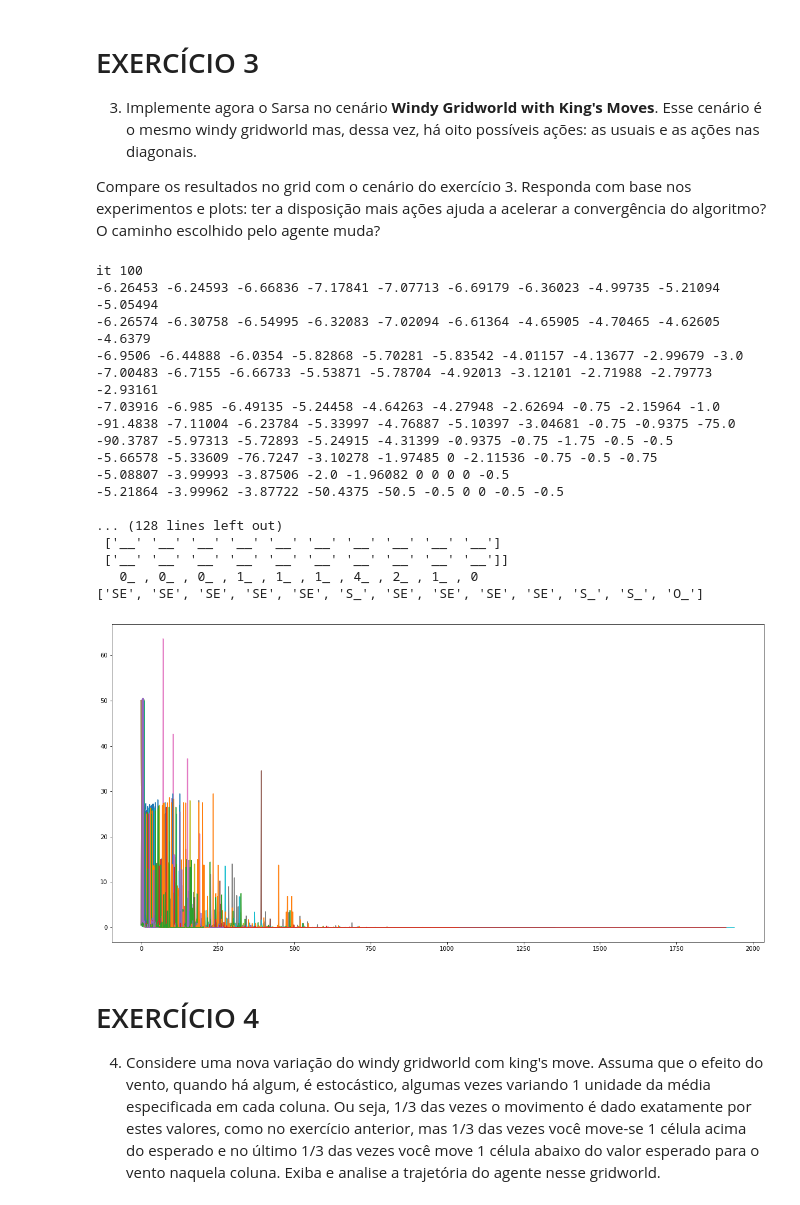
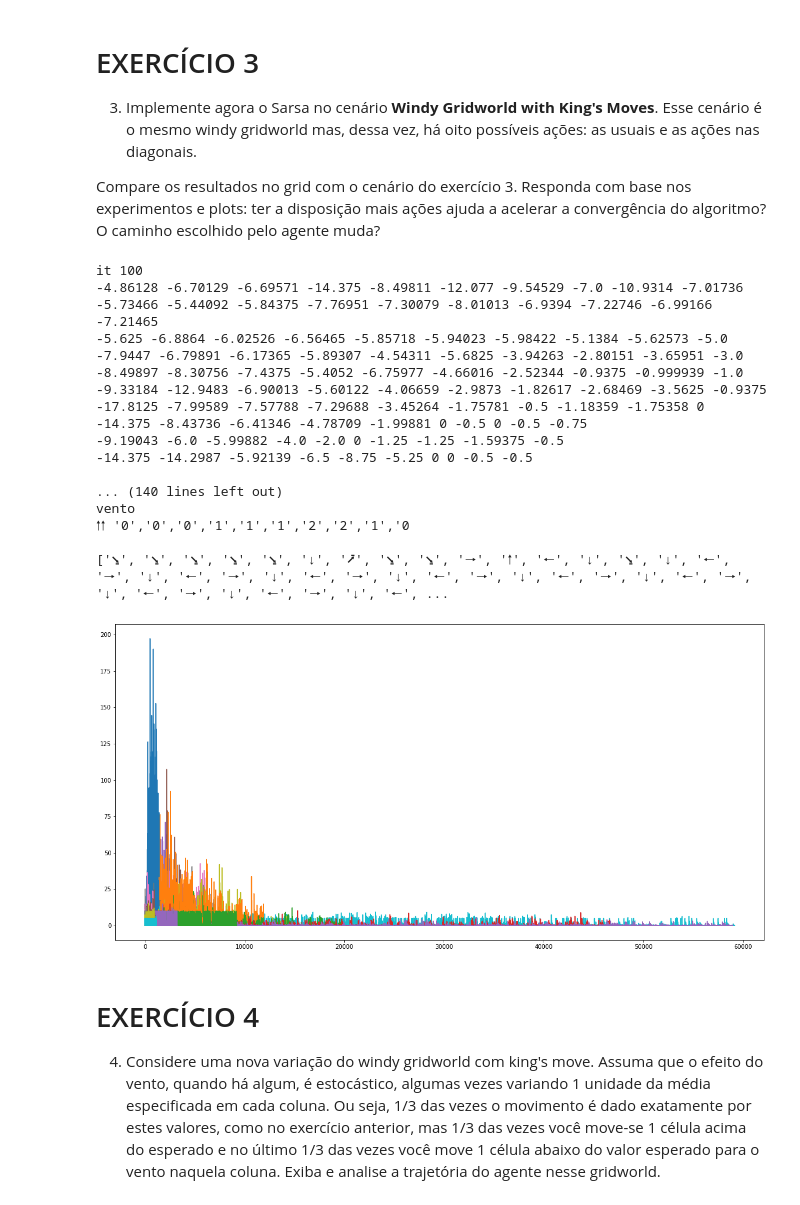
Before and after one commit to girotodenis/semisupervisionada, a Jupyter notebook: Lista_RL_2019_1_Davi_Denis_Naiara.ipynb, the cells around one changed output. Cells and saved outputs as stored; diff of their text form; code cells hidden in the pictures.

```diff
--- a/Lista_RL_2019_1_Davi_Denis_Naiara.ipynb
+++ b/Lista_RL_2019_1_Davi_Denis_Naiara.ipynb
@@ -25,9 +25,9 @@ actions8 = [
               ( 1,  1), ( 1, 0), ( 1, 1)
           ]
 pcardeais8 = [
-            'NO','N_','NE',
-            'O_',     'L_',
-            'SE','S_','SO']
+            '⭶','🠑','⭷',
+            '🠐',     '🠒',
+            '⭸','↓','⭹']
 
 actions4 = [
                     (-1, 0),
@@ -36,9 +36,9 @@ actions4 = [
           ]
 
 pcardeais4 = [
-                 'N_',
-            'O_',     'L_',
-                 'S_']
+                 '🠑',
+            '🠐',     '🠒',
+                 '↓']
 # %%
 import numpy as np
 from tqdm import tqdm
@@ -128,15 +140,15 @@ class Mundo:
       return movs
 # %%
 mundo = Mundo(4, 4, (0, 0), (3, 3), pcardeais4, actions4, [0,0,0,0])
-posicao, movimento, inicio, fim = mundo.mover((0, 0), mundo.pcardeal_to_action('L_'))
+posicao, movimento, inicio, fim = mundo.mover((0, 0), mundo.pcardeal_to_action('🠒'))
 print(inicio,fim)
-posicao, movimento, inicio, fim = mundo.mover(posicao, mundo.pcardeal_to_action('L_'))
-posicao, movimento, inicio, fim = mundo.mover(posicao, mundo.pcardeal_to_action('S_'))
-posicao, movimento, inicio, fim = mundo.mover(posicao, mundo.pcardeal_to_action('O_'))
-posicao, movimento, inicio, fim = mundo.mover(posicao, mundo.pcardeal_to_action('S_'))
-posicao, movimento, inicio, fim = mundo.mover(posicao, mundo.pcardeal_to_action('S_'))
-posicao, movimento, inicio, fim = mundo.mover(posicao, mundo.pcardeal_to_action('L_'))
-posicao, movimento, inicio, fim = mundo.mover(posicao, mundo.pcardeal_to_action('L_'))
+posicao, movimento, inicio, fim = mundo.mover(posicao, mundo.pcardeal_to_action('🠒'))
+posicao, movimento, inicio, fim = mundo.mover(posicao, mundo.pcardeal_to_action('↓'))
+posicao, movimento, inicio, fim = mundo.mover(posicao, mundo.pcardeal_to_action('🠐'))
+posicao, movimento, inicio, fim = mundo.mover(posicao, mundo.pcardeal_to_action('↓'))
+posicao, movimento, inicio, fim = mundo.mover(posicao, mundo.pcardeal_to_action('↓'))
+posicao, movimento, inicio, fim = mundo.mover(posicao, mundo.pcardeal_to_action('🠒'))
+posicao, movimento, inicio, fim = mundo.mover(posicao, mundo.pcardeal_to_action('🠑'))
 print(inicio,fim)
 print(mundo.caminho_realizaso((0, 0)))
 mundo.limpar_caminho_realizaso()
@@ -485,7 +504,7 @@ class EpsilonGreedy:
         self.reward_value
 
         if nova_posicao is None:
-          return -100, self.posicao
+          return -10, self.posicao
 
         if nova_posicao is None or inicio:
             nova_posicao = self.posicao
@@ -516,8 +535,9 @@ class EpsilonGreedy:
         next_cell =  states[nova_posicao]
         old_cell_value = current_cell.value
 
-        #current_cell.value += current_cell.alpha * (reward + current_cell.gamma * next_cell.values[current_cell.indexActions] - current_cell.value) #Sarsa
-        current_cell.value += current_cell.alpha * (reward + current_cell.gamma * np.max(next_cell.values) - current_cell.value)
+        #current_cell.value += current_cell.alpha * (reward + current_cell.gamma * next_cell.value - current_cell.value) #Sarsa
+        current_cell.value += current_cell.alpha * (reward + current_cell.gamma * next_cell.values[current_cell.indexActions] - current_cell.value) #Sarsa
+        #current_cell.value += current_cell.alpha * (reward + current_cell.gamma * np.max(next_cell.values) - current_cell.value)
         current_cell.values[current_cell.indexActions] = current_cell.value
 
         current_cell.deltaState.append( float(np.abs(old_cell_value - current_cell.value)) )
@@ -538,44 +558,41 @@ class EpsilonGreedy:
 
       return deltaState
 # %%
-#            'NO','N_','NE'
-#            'O_',     'L_'
-#            'SO','S_','SE'
-mundo4 = Mundo(10, 10, (5, 0), (5, 8), pcardeais8, actions8, [0,0,0,1,1,1,4,2,1,0])
-agente4 = Agente(3000)
+mundo4 = Mundo(10, 10, (5, 0), (5, 8), pcardeais8, actions8, [0,0,0,1,1,1,2,2,1,0])
+agente4 = Agente(100000)
 deltas4 = agente4.learn(mundo4, EpsilonGreedy)
 print()
 #print(agente4.melhor_caminho(mundo4.inicio, mundo4))
 plt.figure(figsize=(20, 10))
 
 all_series=[]
 for i in agente4.states:
   for j in i:
     all_series.append( list(j.deltaState)[:-50] )
 
 #all_series = [list(s.deltaState)[:50] for s in agente4.states]
 for series in all_series:
     plt.plot(series)
 #plt.plot(all_series)
 # %% [output]
 it 100
--6.26453 -6.24593 -6.66836 -7.17841 -7.07713 -6.69179 -6.36023 -4.99735 -5.21094 -5.05494
--6.26574 -6.30758 -6.54995 -6.32083 -7.02094 -6.61364 -4.65905 -4.70465 -4.62605 -4.6379
--6.9506 -6.44888 -6.0354 -5.82868 -5.70281 -5.83542 -4.01157 -4.13677 -2.99679 -3.0
--7.00483 -6.7155 -6.66733 -5.53871 -5.78704 -4.92013 -3.12101 -2.71988 -2.79773 -2.93161
--7.03916 -6.985 -6.49135 -5.24458 -4.64263 -4.27948 -2.62694 -0.75 -2.15964 -1.0
--91.4838 -7.11004 -6.23784 -5.33997 -4.76887 -5.10397 -3.04681 -0.75 -0.9375 -75.0
--90.3787 -5.97313 -5.72893 -5.24915 -4.31399 -0.9375 -0.75 -1.75 -0.5 -0.5
--5.66578 -5.33609 -76.7247 -3.10278 -1.97485 0 -2.11536 -0.75 -0.5 -0.75
--5.08807 -3.99993 -3.87506 -2.0 -1.96082 0 0 0 0 -0.5
--5.21864 -3.99962 -3.87722 -50.4375 -50.5 -0.5 0 0 -0.5 -0.5
+-4.86128 -6.70129 -6.69571 -14.375 -8.49811 -12.077 -9.54529 -7.0 -10.9314 -7.01736
+-5.73466 -5.44092 -5.84375 -7.76951 -7.30079 -8.01013 -6.9394 -7.22746 -6.99166 -7.21465
+-5.625 -6.8864 -6.02526 -6.56465 -5.85718 -5.94023 -5.98422 -5.1384 -5.62573 -5.0
+-7.9447 -6.79891 -6.17365 -5.89307 -4.54311 -5.6825 -3.94263 -2.80151 -3.65951 -3.0
+-8.49897 -8.30756 -7.4375 -5.4052 -6.75977 -4.66016 -2.52344 -0.9375 -0.999939 -1.0
+-9.33184 -12.9483 -6.90013 -5.60122 -4.06659 -2.9873 -1.82617 -2.68469 -3.5625 -0.9375
+-17.8125 -7.99589 -7.57788 -7.29688 -3.45264 -1.75781 -0.5 -1.18359 -1.75358 0
+-14.375 -8.43736 -6.41346 -4.78709 -1.99881 0 -0.5 0 -0.5 -0.75
+-9.19043 -6.0 -5.99882 -4.0 -2.0 0 -1.25 -1.25 -1.59375 -0.5
+-14.375 -14.2987 -5.92139 -6.5 -8.75 -5.25 0 0 -0.5 -0.5
 
-... (128 lines left out)
- ['__' '__' '__' '__' '__' '__' '__' '__' '__' '__']
- ['__' '__' '__' '__' '__' '__' '__' '__' '__' '__']]
-   0_ , 0_ , 0_ , 1_ , 1_ , 1_ , 4_ , 2_ , 1_ , 0
-['SE', 'SE', 'SE', 'SE', 'SE', 'S_', 'SE', 'SE', 'SE', 'SE', 'S_', 'S_', 'O_']
+... (140 lines left out)
+vento
+🠑🠑 '0','0','0','1','1','1','2','2','1','0
+
+['⭸', '⭸', '⭸', '⭸', '⭸', '↓', '⭷', '⭸', '⭸', '🠒', '🠑', '🠐', '↓', '⭸', '↓', '🠐', '🠒', '↓', '🠐', '🠒', '↓', '🠐', '🠒', '↓', '🠐', '🠒', '↓', '🠐', '🠒', '↓', '🠐', '🠒', '↓', '🠐', '🠒', '↓', '🠐', '🠒', '↓', '🠐', ...
-[figure, old version]
+[figure, new version]
 # %% [markdown]
 # EXERCÍCIO 4
 
```
Also changed, not shown: parts of 8 cells of this notebook.
